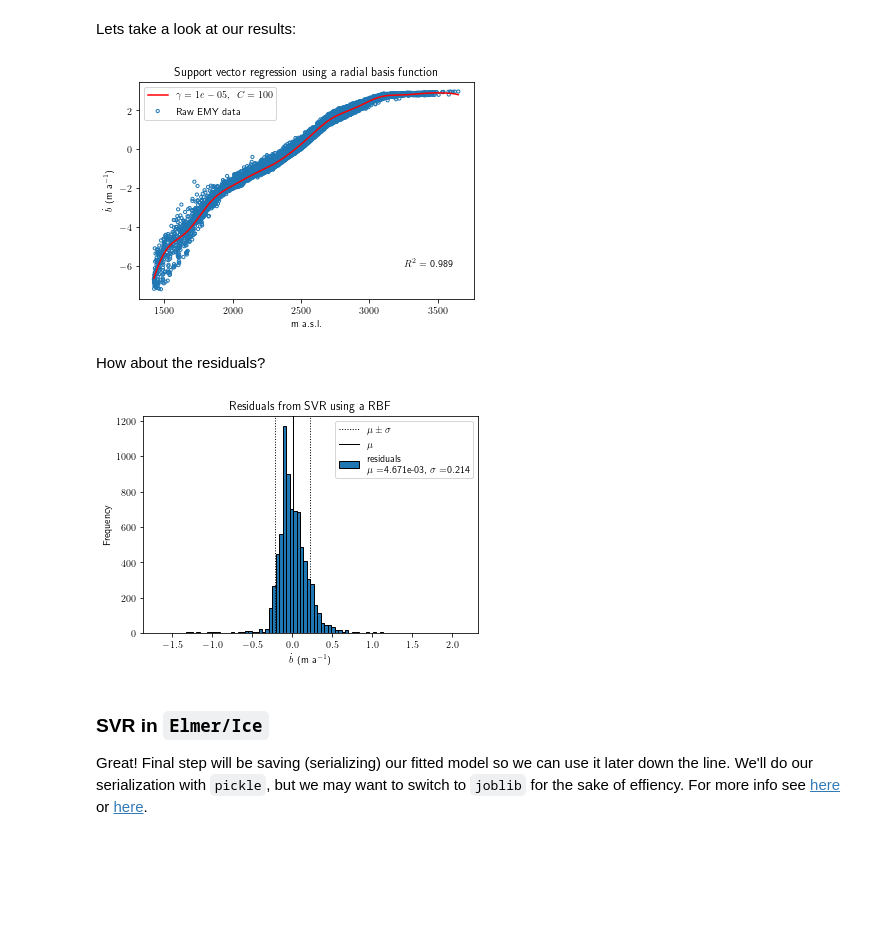
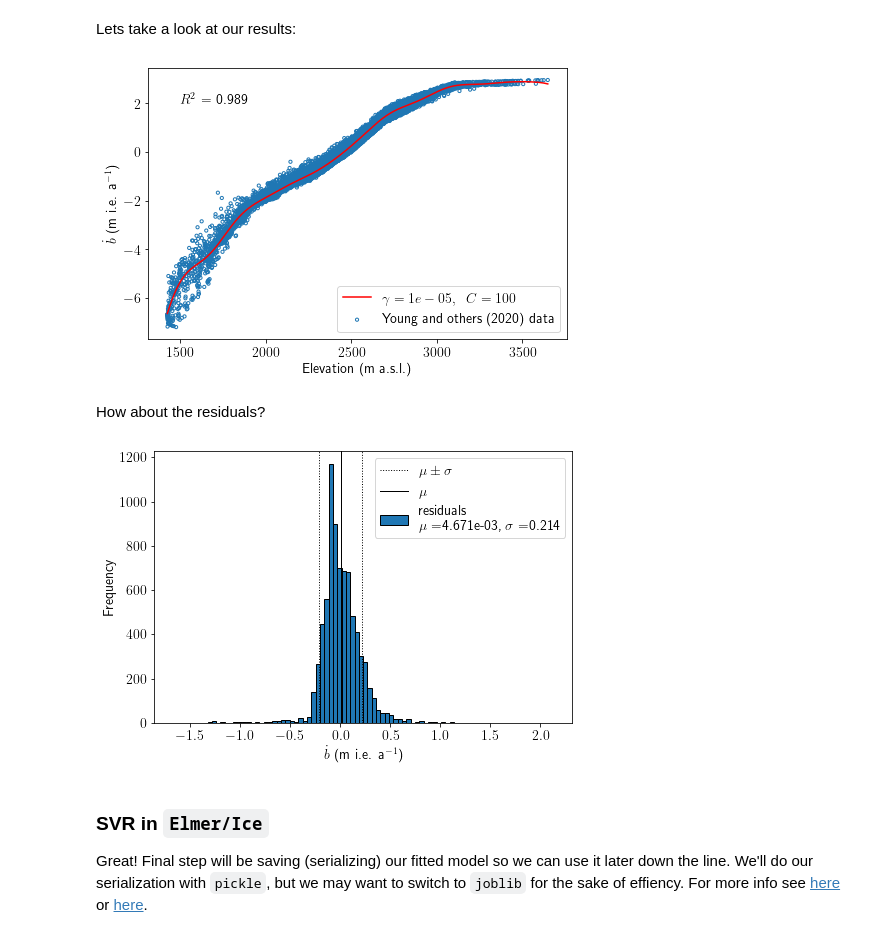
Before and after one commit to andrewdnolan/Harmonic_Beds, a Jupyter notebook: elmer/Notebooks/00.svr_regression.ipynb, the cells around one changed output. Cells and saved outputs as stored; diff of their text form; code cells hidden in the pictures; blank space fills up the shorter version.

Commit message:
update notebooks and plotting routines as supplementaty material section is written up:

```diff
--- a/elmer/Notebooks/00.svr_regression.ipynb
+++ b/elmer/Notebooks/00.svr_regression.ipynb
@@ -12,7 +12,10 @@ from sklearn.svm import SVR
 from sklearn.model_selection import GridSearchCV
 from sklearn.model_selection import train_test_split
 
-plt.rcParams['text.usetex'] = True
+# Set global matplotlib style parameters
+plt.rcParams.update({'font.size': 14,
+                     'text.usetex': True,
+                     'figure.facecolor': 'w'})
 # %%
 MB  = np.load('../Data/SMB/EMY_data/surgio_withdeb_NMB.npy') # annual mass balance data from EMY
 ZZ  = np.load('../Data/SMB/EMY_data/surgio_Zs.npy')          # Elevation used by EMY
@@ -85,21 +88,31 @@ Lets take a look at our results:
 # %%
 fig, ax = plt.subplots(1,1)
 
-ax.scatter(z, b, marker='o', s=10,  facecolor="none", edgecolor='tab:blue', label='Raw EMY data')
-ax.plot(z,b_hat,color='r',
+ax.scatter(z, b,
+           marker='o',
+           s=10,
+           facecolor="none",
+           edgecolor='tab:blue',
+           label='Young and others (2020) data')
+
+ax.plot(z,b_hat,
+        color='r',
         label = '$\gamma = {{{:1.0e}}}, \;\; C = {{{:3.0f}}}$'.format(svr.best_estimator_.gamma, svr.best_estimator_.C))
+
 ax.legend()
 
-ax.text(3250, -6, '$R^2$ = {:1.3f}'.format(svr.best_estimator_.score(z,b)))
+ax.text(1500, 2, '$R^2$ = {:1.3f}'.format(svr.best_estimator_.score(z,b)))
 
-ax.set_title('Support vector regression using a radial basis function')
-ax.set_ylabel('$\dot b$ (m a$^{-1}$)')
+#ax.set_title('Support vector regression using a radial basis function')
+ax.set_ylabel('$\dot b$ (m i.e. a$^{-1}$)')
 
-ax.set_xlabel('m a.s.l.')
+ax.set_xlabel('Elevation (m a.s.l.)')
 
-fig.savefig('../plots/svr_regression.png', dpi=400, bbox_inches='tight',facecolor='w')
+fig.set_size_inches(7.5, 5.)
+
+fig.savefig('../plots/svr_regression.pdf', bbox_inches='tight')
 # %% [output]
-[figure, old version]
+[figure, new version]
 # %% [markdown]
 How about the residuals?
 # %%
@@ -123,15 +136,18 @@ ax.axvline(mu-std, ls=':', c='k', lw=1, label='$\mu \pm \sigma$')
 ax.axvline(mu,     ls='-', c='k', lw=1, label='$\mu$')
 ax.axvline(mu+std, ls=':', c='k', lw=1)
 
-ax.set_title('Residuals from SVR using a RBF')
+# ax.set_title('Residuals from SVR using a RBF')
 ax.set_ylabel('Frequency')
-ax.set_xlabel('$\dot b$ (m a$^{-1}$)')
+ax.set_xlabel('$\dot b$ (m i.e. a$^{-1}$)')
 
 ax.legend()
 
-fig.savefig('../plots/svr_regression_residual.png', dpi=400, bbox_inches='tight',facecolor='w')
+fig.set_size_inches(7.5, 5.)
+
+
+fig.savefig('../plots/svr_regression_residual.pdf', bbox_inches='tight')
 # %% [output]
-[figure, old version]
+[figure, new version]
 # %% [markdown]
 ### SVR in `Elmer/Ice`
 Great! Final step will be saving (serializing) our fitted model so we can use it later down the line. We'll do our serialization with `pickle`, but we may want to switch to `joblib` for the sake of effiency. For more info see [here](https://scikit-learn.org/stable/modules/model_persistence.html) or [here](https://stackabuse.com/scikit-learn-save-and-restore-models/).
```
Also changed, not shown: parts of 4 cells of this notebook, 2 other files.
